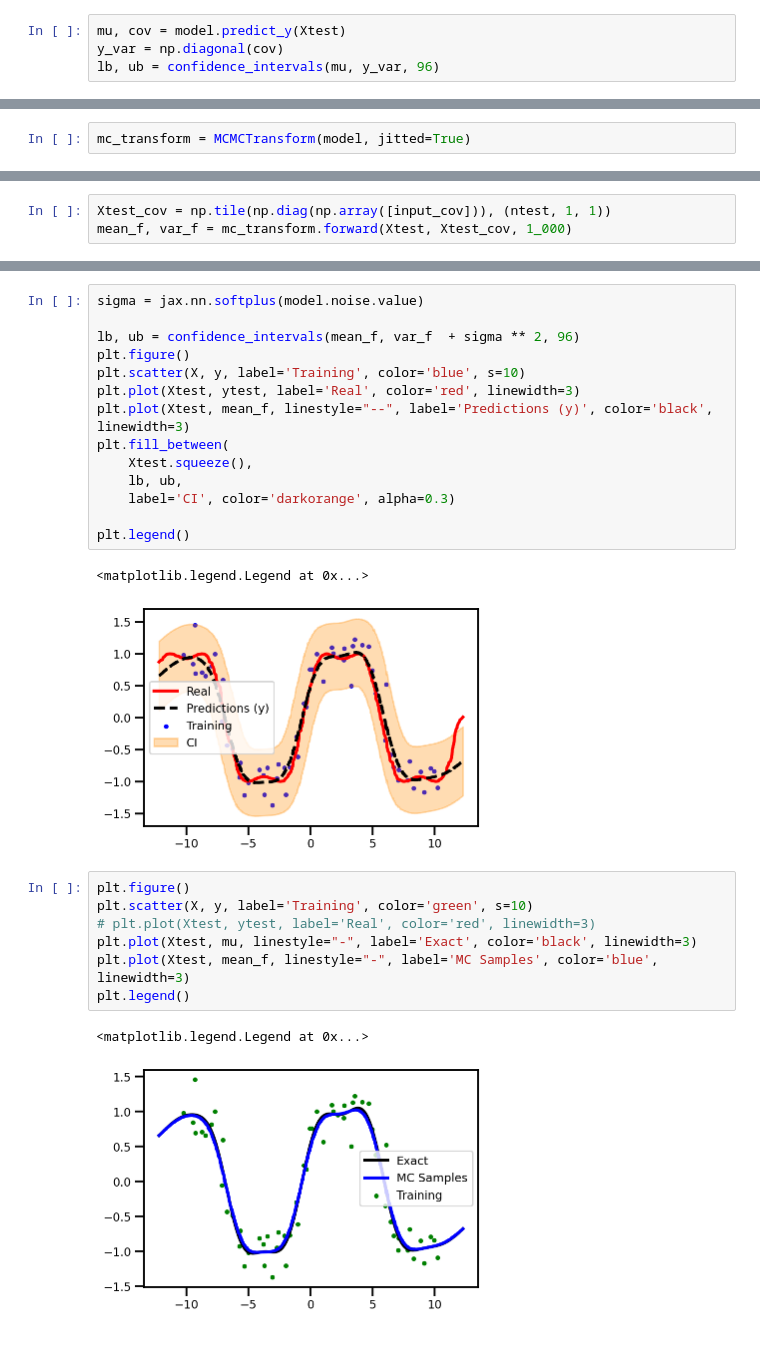
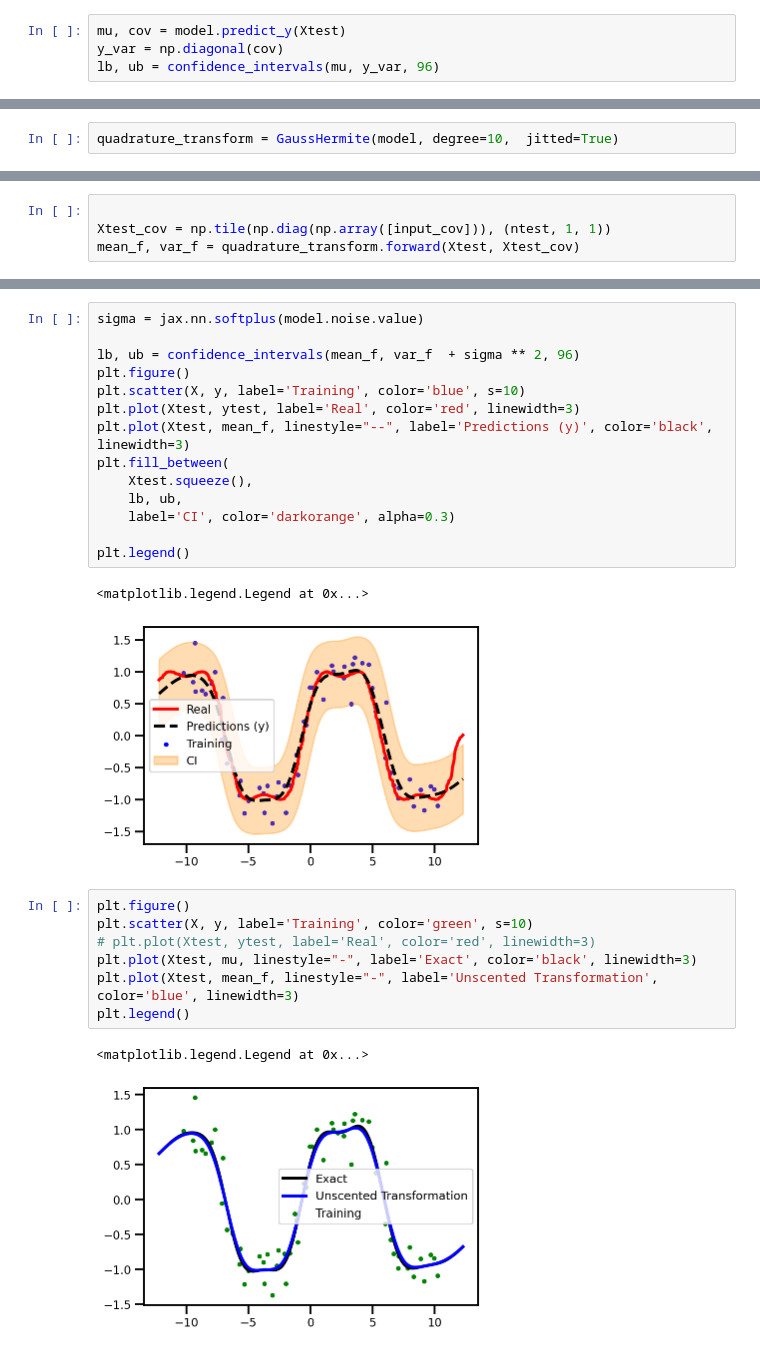
Before and after one commit to IPL-UV/jaxkern, a Jupyter notebook: notebooks/uncategorized/gps/uncertain_quadrature.ipynb, the cells around one changed output, grey strips where cells are left out. Cells and saved outputs as stored; diff of their text form.

Commit message:
Working moment transforms. * Major refactor.

```diff
--- a/notebooks/uncategorized/gps/uncertain_mcmc.ipynb
+++ b/notebooks/uncategorized/gps/uncertain_quadrature.ipynb
@@ -157,2 +153,2 @@ plt.legend()
 # %%
-mc_transform = MCMCTransform(model, jitted=True)
+quadrature_transform = GaussHermite(model, degree=10,  jitted=True)
@@ -159,3 +161,4 @@ mc_transform = MCMCTransform(model, jitted=True)
 # %%
+
 Xtest_cov = np.tile(np.diag(np.array([input_cov])), (ntest, 1, 1))
-mean_f, var_f = mc_transform.forward(Xtest, Xtest_cov, 1_000)
+mean_f, var_f = quadrature_transform.forward(Xtest, Xtest_cov)
@@ -188,14 +189,14 @@ plt.fill_between(
 plt.legend()
 # %% [output]
 <matplotlib.legend.Legend at 0x...>
-[figure, old version]
+[figure, new version]
 # %%
 plt.figure()
 plt.scatter(X, y, label='Training', color='green', s=10)
 # plt.plot(Xtest, ytest, label='Real', color='red', linewidth=3)
 plt.plot(Xtest, mu, linestyle="-", label='Exact', color='black', linewidth=3)
-plt.plot(Xtest, mean_f, linestyle="-", label='MC Samples', color='blue', linewidth=3)
+plt.plot(Xtest, mean_f, linestyle="-", label='Unscented Transformation', color='blue', linewidth=3)
 plt.legend()
 # %% [output]
 <matplotlib.legend.Legend at 0x...>
-[figure, old version]
+[figure, new version]
```
Also changed, not shown: parts of 8 cells of this notebook, 25 other files.
